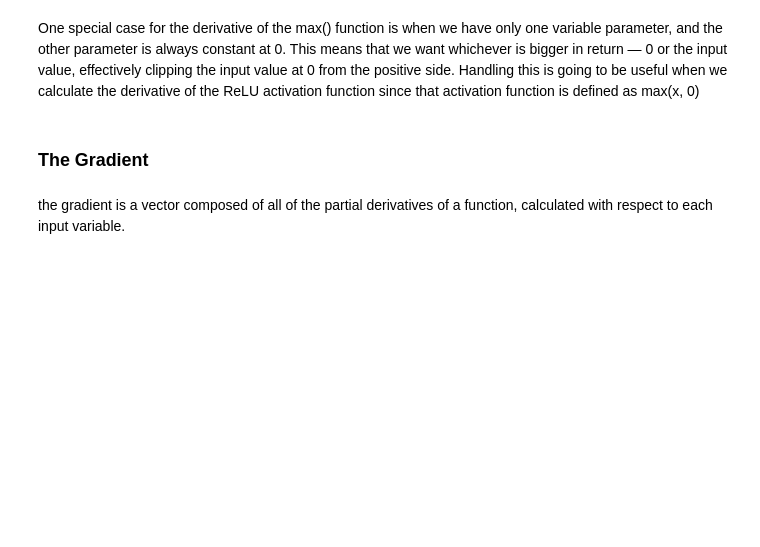
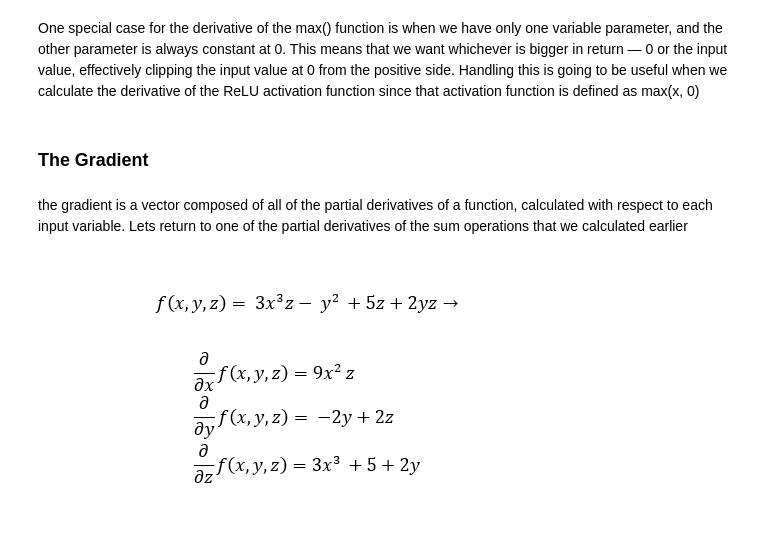
Before and after one commit to charu11/Neural-Networks-from-Scratch, a Jupyter notebook: Neural_networks_from_scratch.ipynb, the cells around one changed output. Drawn from its saved outputs; the diff is of its cells as text; code cells hidden in the pictures; blank space fills up the shorter version.

```diff
--- a/Neural_networks_from_scratch.ipynb
+++ b/Neural_networks_from_scratch.ipynb
@@ -1380,3 +1380,8 @@ function since that activation function is defined as max(x, 0)
 # %% [markdown]
 the gradient is a vector composed of all of the
 partial derivatives of a function, calculated with respect to each input variable.
+Lets return to one of the partial derivatives of the sum operations that we calculated earlier
+# %%
+Image('/content/drive/MyDrive/Neural Networks from Scratch/ch08_06.PNG')
+# %% [output]
+[figure, added]
```
Also changed, not shown: parts of 3 cells of this notebook.
